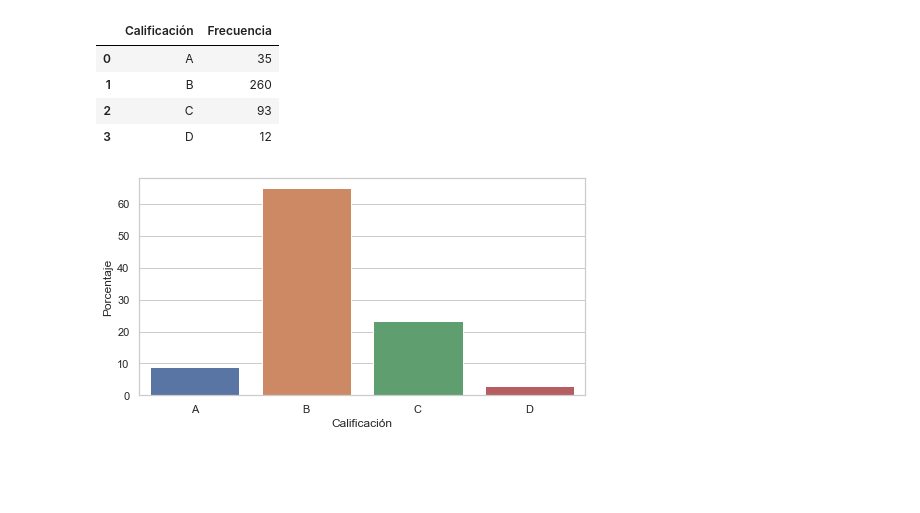
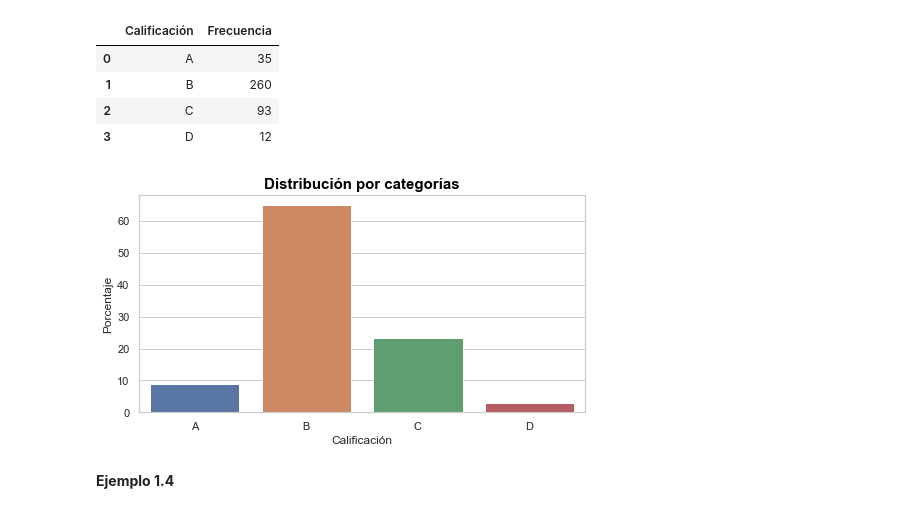
Before and after one commit to JuanFeA98/Estadistica_Probabilidad, a Jupyter notebook: Introduccion a la Probabilidad y Estadistica - Mendenhall & Beaver/1. Descripcion de datos por medio de graficas.ipynb, the cells around one changed output. Drawn from its saved outputs; the diff is of its cells as text; code cells hidden in the pictures; blank space fills up the shorter version.

```diff
--- a/Introduccion a la Probabilidad y Estadistica - Mendenhall & Beaver/1. Descripcion de datos por medio de graficas.ipynb
+++ b/Introduccion a la Probabilidad y Estadistica - Mendenhall & Beaver/1. Descripcion de datos por medio de graficas.ipynb
@@ -66,6 +68,16 @@ df
 # %%
 plt.figure(figsize=(8,4))
 sns.barplot(x=df['Calificación'], y=df['Porcentaje'])
+plt.title(
+    'Distribución por categorías',
+    fontdict={
+        'color':'black',
+        'fontsize': 15,
+        'fontweight': 'bold'
+    }
+)
 plt.show()
 # %% [output]
-[figure, old version]
+[figure, new version]
+# %% [markdown]
+**Ejemplo 1.4**
```
Also changed, not shown: parts of 8 cells of this notebook.
